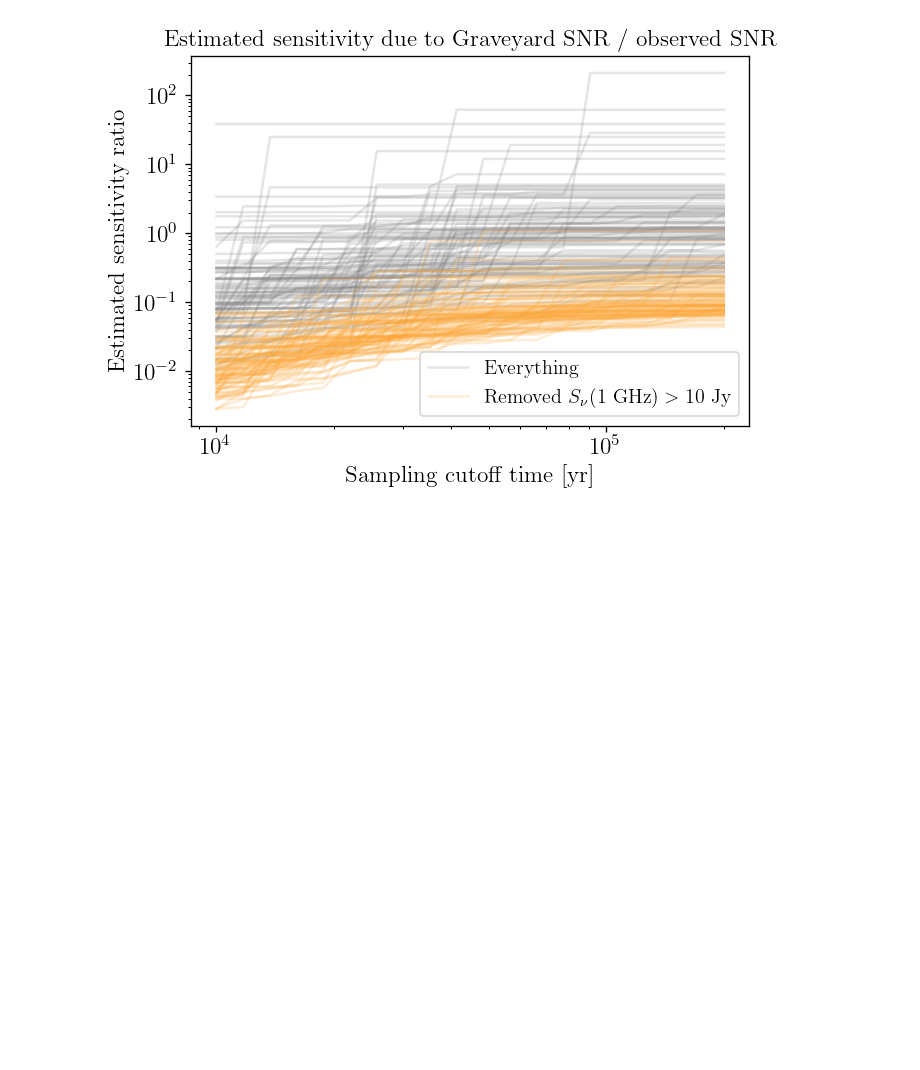
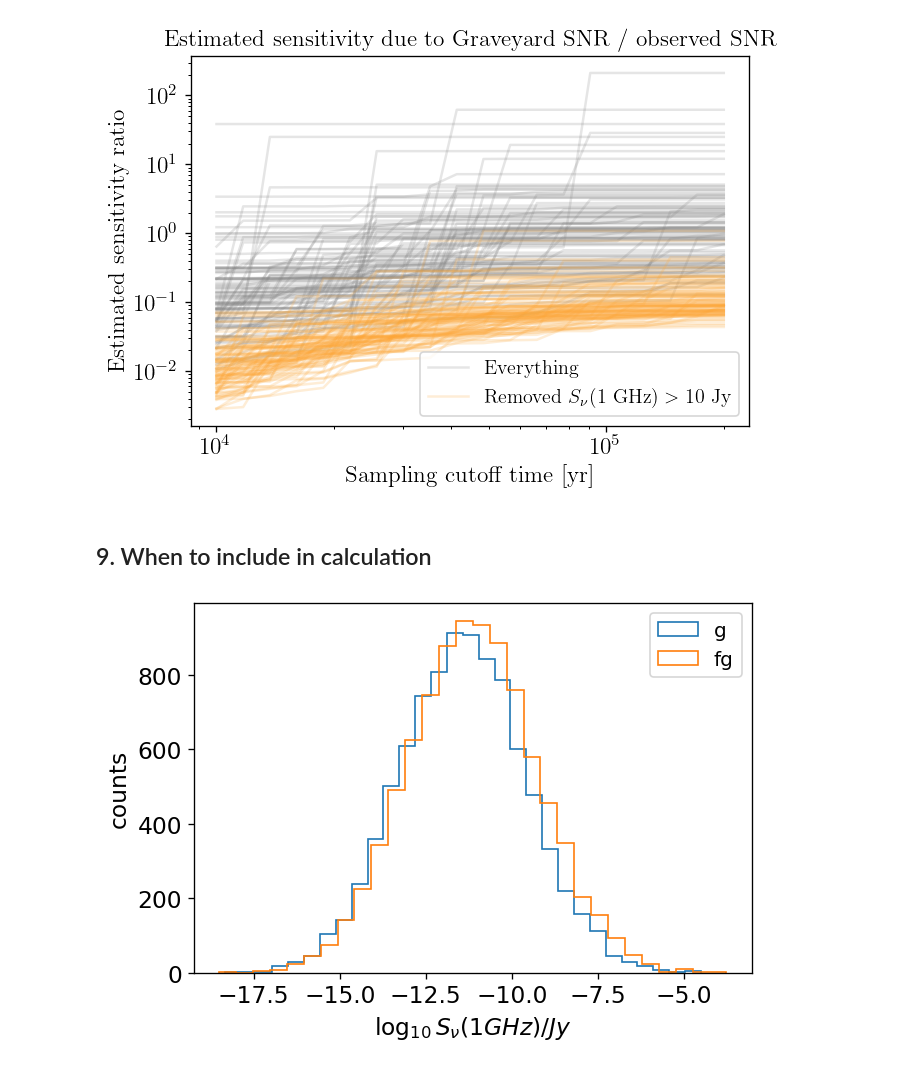
Before and after one commit to yitiansun/axion-mirror, a Jupyter notebook: notebooks/snr_graveyard.ipynb, the cells around one changed output. Cells and saved outputs as stored; diff of their text form; code cells hidden in the pictures; blank space fills up the shorter version.

```diff
--- a/notebooks/snr_graveyard.ipynb
+++ b/notebooks/snr_graveyard.ipynb
@@ -545,3 +547,24 @@ ax.set(title='Estimated sensitivity due to Graveyard SNR / observed SNR',
 ax.legend();
 # %% [output]
 [figure]
+# %% [markdown]
+## 9. When to include in calculation
+# %%
+mpl.rcParams['text.usetex'] = False
+mpl.rcParams['font.family'] = 'sans-serif'
+# %%
+snr_list = load_snr_list(f"../data/SNR/graveyard_realizations/graveyard_tc2e5_20.json")
+# %%
+Sgnu_arr = []
+Sfgnu_arr = []
+for snr in snr_list:
+    Sgnu_arr.append(snr.Sgnu(1000))
+    Sfgnu_arr.append(snr.Sfgnu(1000))
+# %%
+gcounts, log10v_edges, _ = plt.hist(np.log10(Sgnu_arr), bins=30, histtype='step', label='g')
+fgcounts, log10v_edges, _ = plt.hist(np.log10(Sfgnu_arr), bins=30, histtype='step', label='fg')
+plt.xlabel(r'$\log_{10}S_\nu(1GHz)/Jy$')
+plt.ylabel('counts')
+plt.legend();
+# %% [output]
+[figure, added]
```
Also changed, not shown: parts of 3 cells of this notebook, 18 other files.
